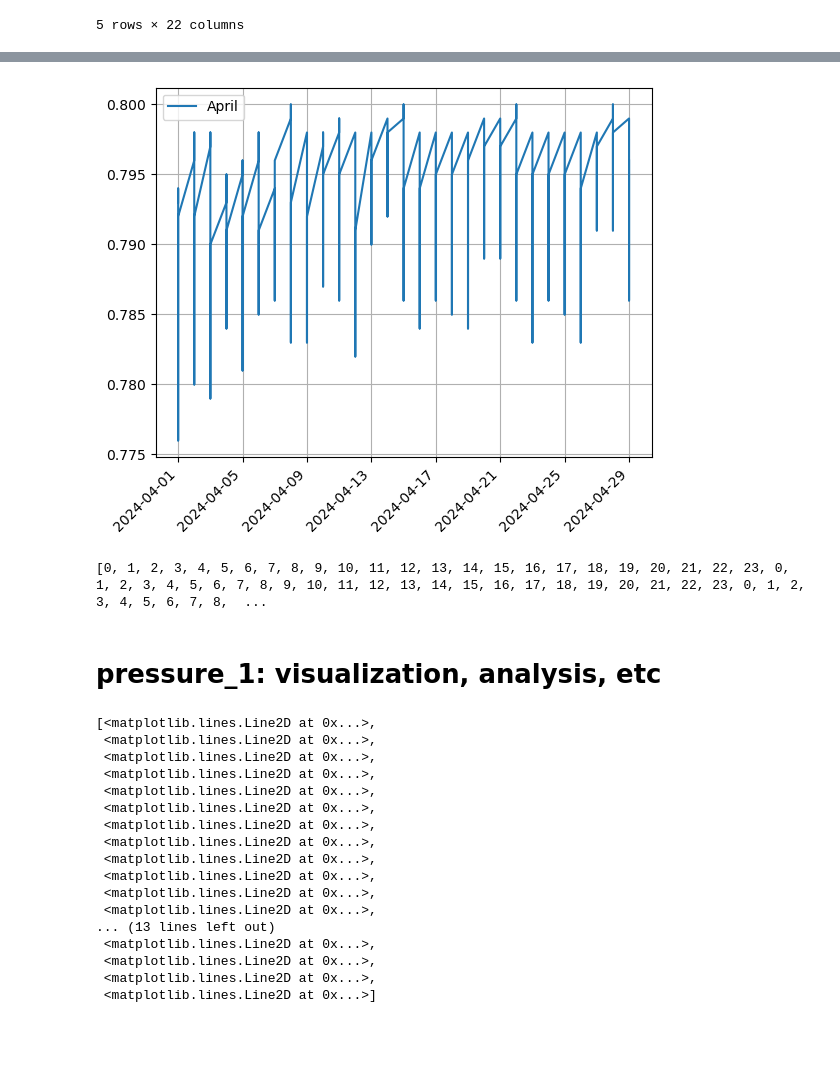
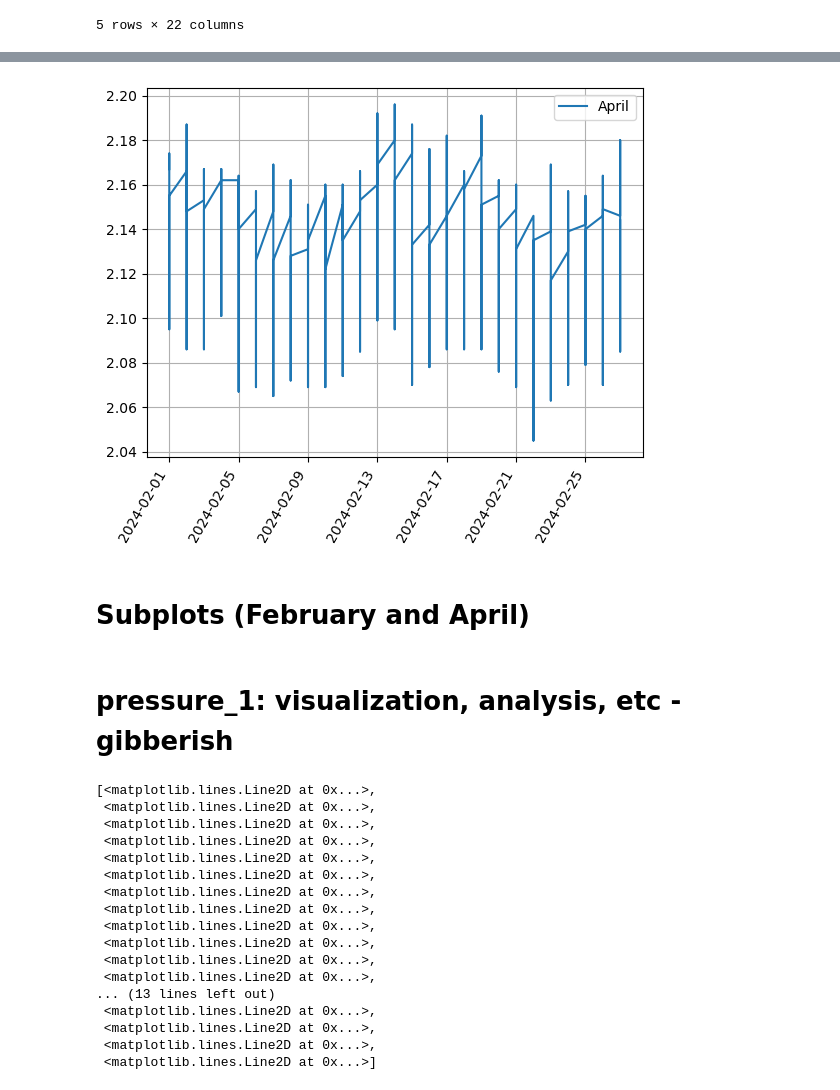
Before and after one commit to annika12302003/titanic-datasets, a Jupyter notebook: Week 4!/CNCITY/CNCITY notebooks/notebooks!!/CNCITY - 6:13:2024.ipynb, the cells around one changed output, grey strips where cells are left out. Cells and saved outputs as stored; diff of their text form; code cells hidden in the pictures; blank space fills up the shorter version.

```diff
--- a/Week 4!/CNCITY/CNCITY notebooks/notebooks!!/CNCITY - 6:13:2024.ipynb
+++ b/Week 4!/CNCITY/CNCITY notebooks/notebooks!!/CNCITY - 6:13:2024.ipynb
@@ -508 +512,4 @@ day = day_list[0]
+# %%
+final_df_33 = final_df_3.copy()
+day_list_2 = list(final_df_33['day'])
 # %%
@@ -546,0 +599,13 @@ while start_date < 20240430:
+# %%
+final_df_33 = final_df_3.copy()
+day_list_2 = list(final_df_33['day'])
+# %%
+new_date_list_2 = []
+for item in day_list_2:
+    day_string = str(item)
+    day_datetime = datetime.strptime(day_string, '%Y%m%d')
+    new_date_list_2.append(day_datetime)
+
+final_df_33['day'] = new_date_list_2
+
+final_df_33['day']
@@ -568,20 +630,0 @@ import matplotlib.dates as mdates
-# %%
-def plot_kmeans_results(variable_1,variable_2):
-    rotation_angle = 45
-    date_form = mdates.DateFormatter('%Y-%m-%d')
-    # for key in keys:
-    ax = plt.gca()
-    ax.xaxis.set_major_formatter(date_form)
-    plt.setp(ax.get_xticklabels(), rotation=rotation_angle, ha="right")
-    # RMS 시계열
-    plt.plot(variable_1, variable_2, label='April')
-    # 그래프 제목과 레이블 설정
-    # plt.title(f'K-means Labels and RMS Values for key {key}, operating: {len(indices)},  non-operating: {len(labels_kmeans[start_index:end_index]) - len(indices)}', fontsize=16)
-    # plt.xlabel('Day', fontsize=14)
-    # plt.ylabel('Variable', fontsize=14)
-    # 범례 추가
-    plt.legend()
-    # 그리드 추가
-    plt.grid(True)
-    # 그래프 표시
-    plt.show()
@@ -604,10 +631,6 @@ final_df_2
-# %%
-plot_kmeans_results(final_df_22['day'], final_df_22['pressure_1'])
-# %% [output]
-[figure, removed]
-# %%
-# final_df_2['pressure_2'].head(25)
-original_index =  [0,1,2,3,4,5,6,7,8,9,10,11,12,13,14,15,16,17,18,19,20,21,22,23]
-print(final_df_2['pressure_2'].index.tolist())
-# %% [output]
-[0, 1, 2, 3, 4, 5, 6, 7, 8, 9, 10, 11, 12, 13, 14, 15, 16, 17, 18, 19, 20, 21, 22, 23, 0, 1, 2, 3, 4, 5, 6, 7, 8, 9, 10, 11, 12, 13, 14, 15, 16, 17, 18, 19, 20, 21, 22, 23, 0, 1, 2, 3, 4, 5, 6, 7, 8,  ...
+# %%
+plot_kmeans_results(final_df_33['day'],final_df_33['pressure_2'])
+# %% [output]
+[figure, added]
+# %% [markdown]
+# Subplots (February and April)
@@ -614,5 +660,5 @@ print(final_df_2['pressure_2'].index.tolist())
 # %% [markdown]
-# pressure_1: visualization, analysis, etc
+# pressure_1: visualization, analysis, etc - gibberish
 # %%
 # visualization
 plt.plot(final_df_2['pressure_1'])
```
Also changed, not shown: parts of 57 cells of this notebook, 9 other files.
